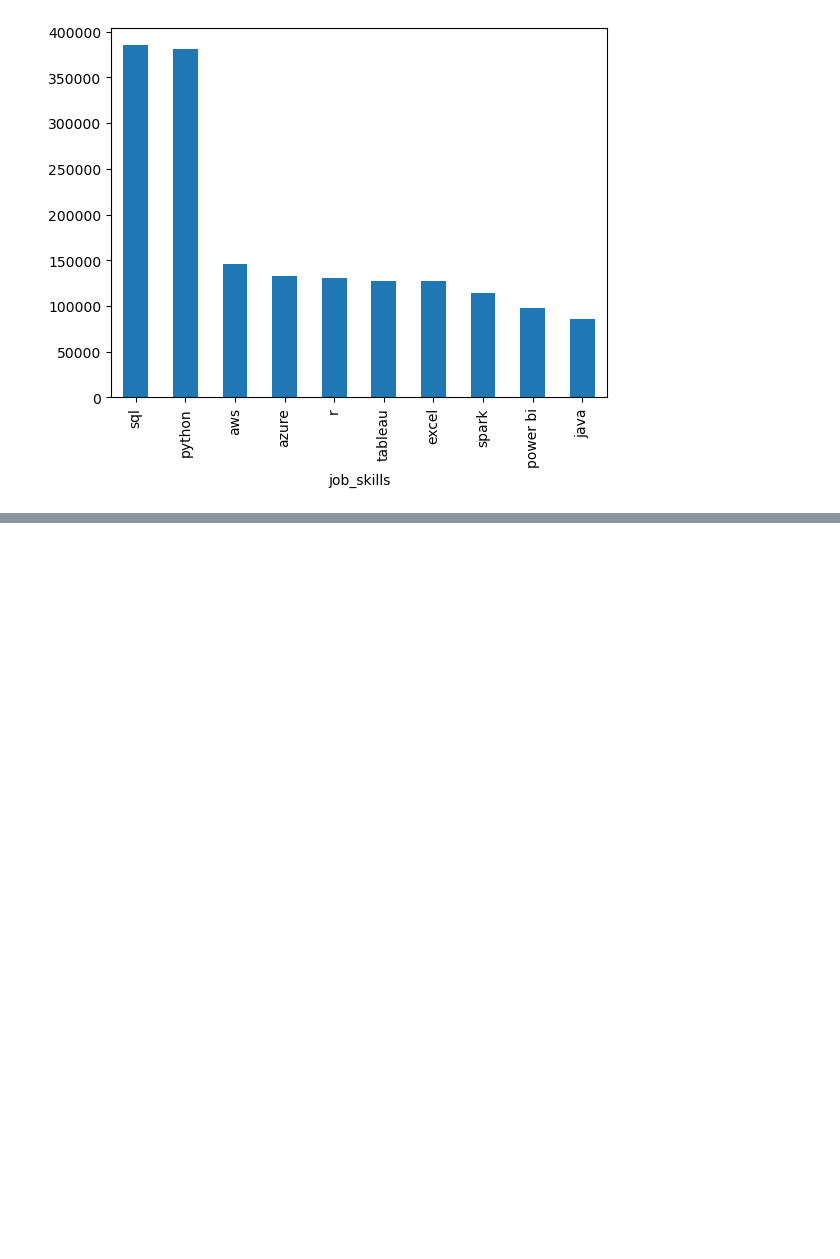
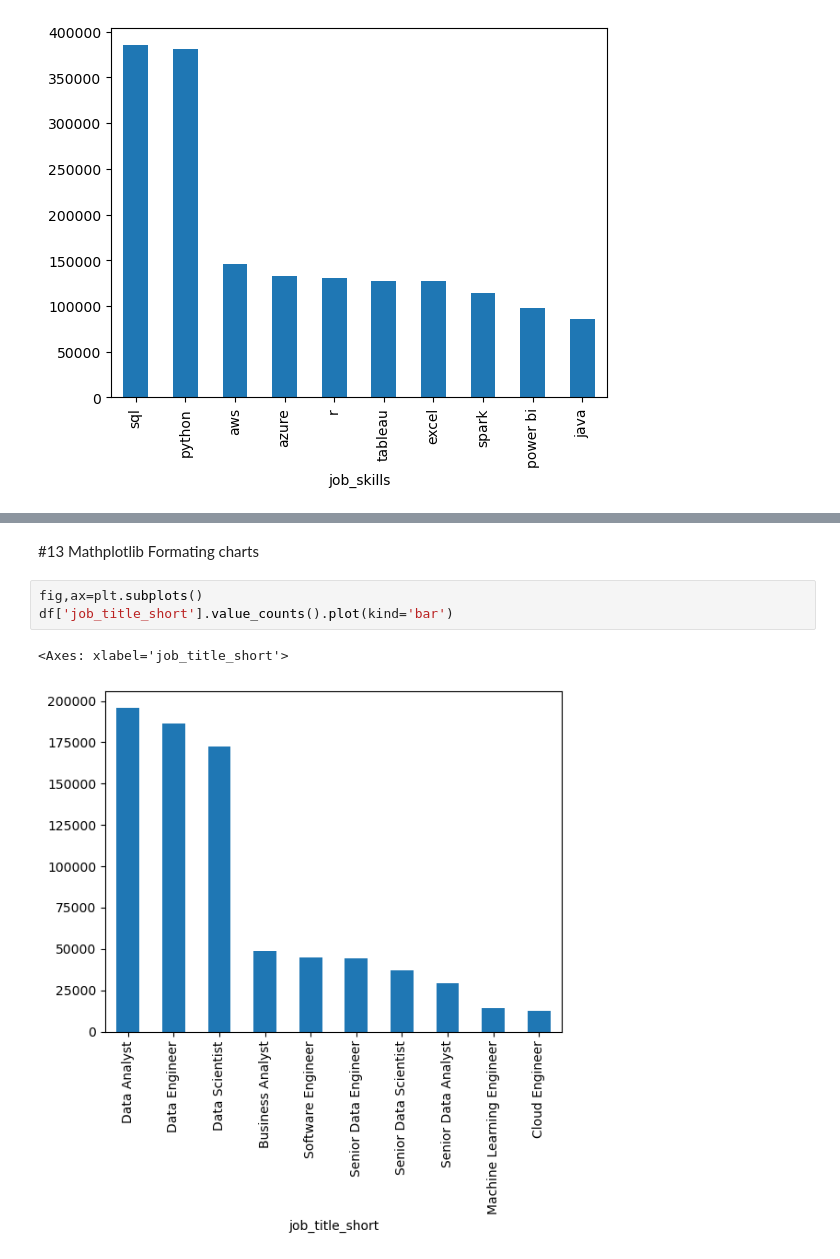
Before and after one commit to CalinFasie/PythonforDALukeBarousse, a Jupyter notebook: 2_Advanced/8_Pandas_COncat_DF.ipynb, the cells around one changed output, grey strips where cells are left out. Saved outputs shown, nothing was run; the diff lists cells and outputs as text; blank space fills up the shorter version.

```diff
--- a/2_Advanced/8_Pandas_COncat_DF.ipynb
+++ b/2_Advanced/8_Pandas_COncat_DF.ipynb
@@ -249,0 +284,8 @@ NameError: name 'skills_count' is not defined
+# %% [markdown]
+#13 Mathplotlib Formating charts
+# %%
+fig,ax=plt.subplots()
+df['job_title_short'].value_counts().plot(kind='bar')
+# %% [output]
+<Axes: xlabel='job_title_short'>
+[figure, added]
```
Also changed, not shown: parts of 27 cells of this notebook, 7 other files.
